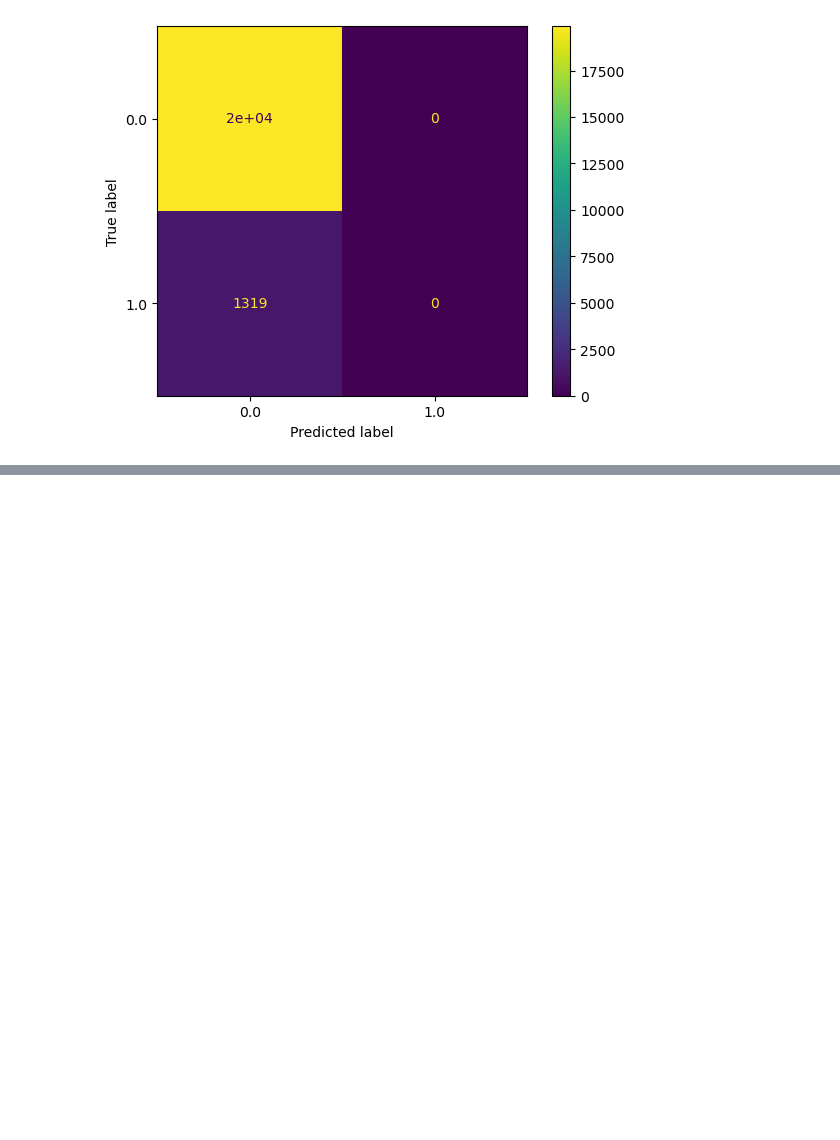
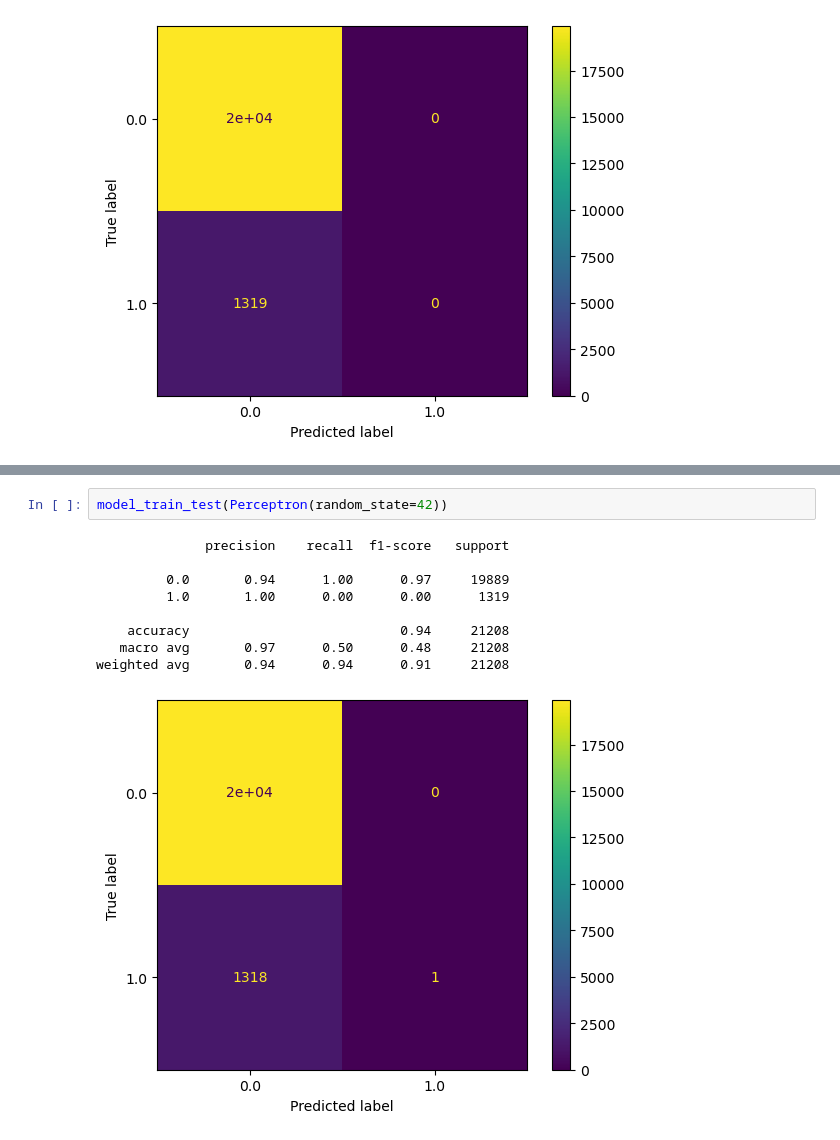
Before and after one commit to TurnipPudding/Machine-Learning---SCC0276, a Jupyter notebook: DHS Prediction (Stroke Prediction_Multiple Models_Classification).ipynb, the cells around one changed output, grey strips where cells are left out. Cells and saved outputs as stored; diff of their text form; blank space fills up the shorter version.

```diff
--- a/DHS Prediction (Stroke Prediction_Multiple Models_Classification).ipynb
+++ b/DHS Prediction (Stroke Prediction_Multiple Models_Classification).ipynb
@@ -926,0 +963,12 @@ weighted avg       0.88      0.94      0.91     21208
+# %%
+model_train_test(Perceptron(random_state=42))
+# %% [output]
+              precision    recall  f1-score   support
+
+         0.0       0.94      1.00      0.97     19889
+         1.0       1.00      0.00      0.00      1319
+
+    accuracy                           0.94     21208
+   macro avg       0.97      0.50      0.48     21208
+weighted avg       0.94      0.94      0.91     21208
+[figure, added]
```
Also changed, not shown: parts of 8 cells of this notebook.
